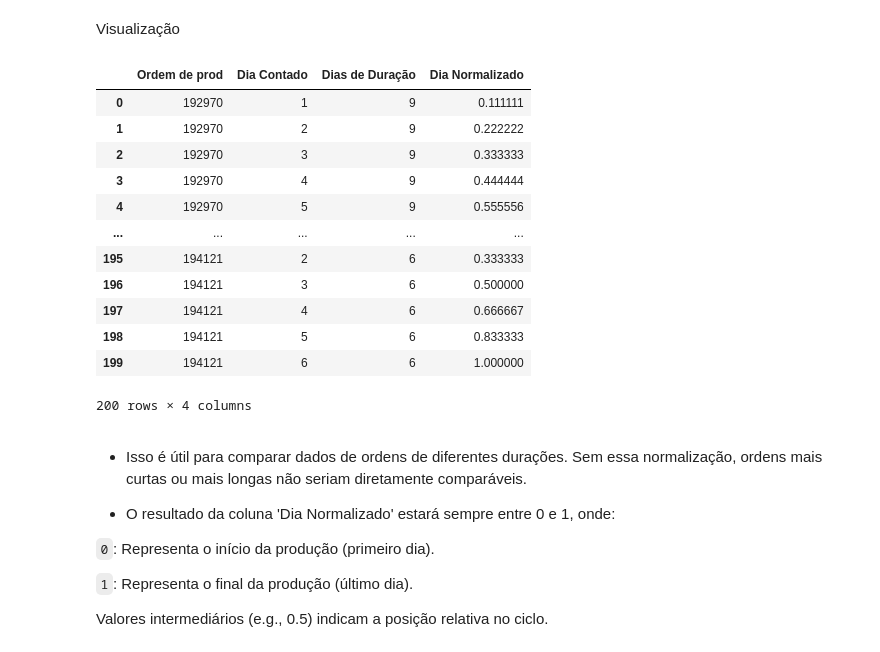
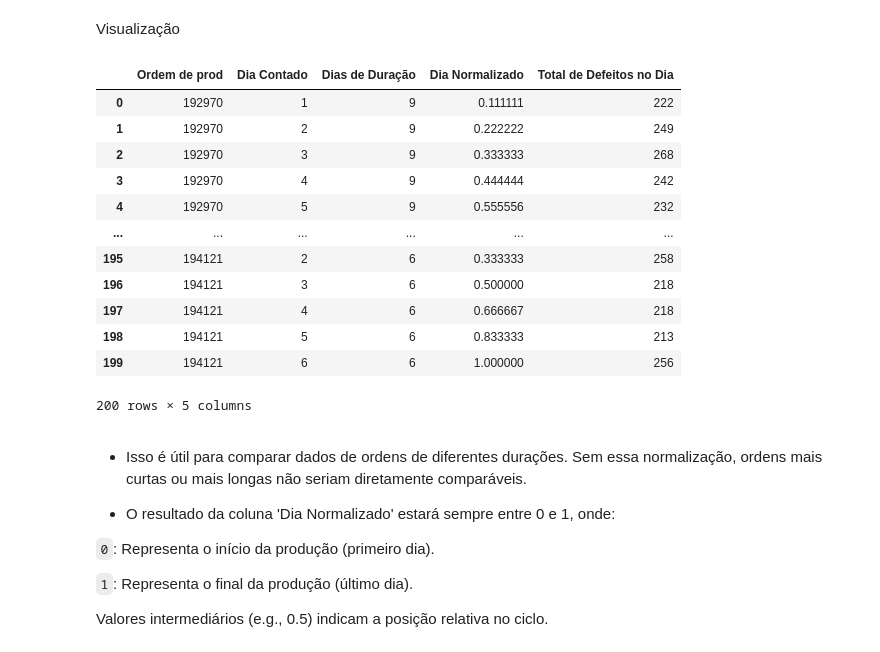
Before and after one commit to lucasz-g/Analise-Gotas, a Jupyter notebook: analises/modelo_ml.ipynb, the cells around one changed output. Cells and saved outputs as stored; diff of their text form; code cells hidden in the pictures.

```diff
--- a/analises/modelo_ml.ipynb
+++ b/analises/modelo_ml.ipynb
@@ -196,0 +95,3 @@ ordem_194057
+# %%
+df_reset['Total de Frascos no Dia (unidade)'] = (df_reset['Gotas cortadas (toneladas)'] * 1000000) / df_reset['Peso médio (g)']
+df_reset['Total de Frascos no Dia (unidade)'] = df_reset['Total de Frascos no Dia (unidade)'].astype(int)
@@ -208,7 +195,7 @@ px.scatter(data_frame=df_reset,
 # %% [markdown]
 ### Agrupar os dados por 'Ordem de prod' e 'Data de prod', somando os defeitos diários
 # %%
-df_sazonalidade = df_reset.groupby(['Ordem de prod', 'Data de prod'])[['Total de Defeitos no Dia']].sum().reset_index()
+df_sazonalidade = df_reset.groupby(['Ordem de prod', 'Data de prod'])[['Total de Defeitos no Dia', 'Gotas cortadas (toneladas)']].sum().reset_index()
 # %% [markdown]
 ### Converter a coluna 'Data de prod' para o tipo datetime
 # %%
@@ -279,4 +267,4 @@ duracao_por_ordem.columns = ['Ordem de prod', 'Dias de Duração']
 # %% [markdown]
 ### Agrupar os dados por 'Ordem de prod' e somar os defeitos diários
 # %%
-defeitos_por_ordem = df_sazonalidade.groupby('Ordem de prod')['Total de Defeitos no Dia'].sum().reset_index()
+defeitos_por_ordem = df_sazonalidade.groupby('Ordem de prod')[['Total de Defeitos no Dia', 'Gotas cortadas (toneladas)']].sum().reset_index()
@@ -283,7 +280,7 @@ defeitos_por_ordem = df_sazonalidade.groupby('Ordem de prod')['Total de Defeitos
 # %% [markdown]
 ### Renomear a coluna resultante para 'Total de Defeitos por Ordem'
 # %%
-defeitos_por_ordem.columns = ['Ordem de prod', 'Total de Defeitos por Ordem']
+defeitos_por_ordem.columns = ['Ordem de prod', 'Total de Defeitos por Ordem', 'Gotas cortadas (toneladas)']
 # %% [markdown]
 ### Juntar as informações de 'Duracao por Ordem' e 'Defeitos por Ordem' em um único DataFrame
 # %%
@@ -441,21 +438,21 @@ df_sazonalidade['Dia Normalizado'] = df_sazonalidade['Dia Contado'] / df_sazonal
 # %% [markdown]
 Visualização
 # %%
-df_sazonalidade[['Ordem de prod', 'Dia Contado', 'Dias de Duração', 'Dia Normalizado']]
+df_sazonalidade[['Ordem de prod', 'Dia Contado', 'Dias de Duração', 'Dia Normalizado', 'Total de Defeitos no Dia']]
 # %% [output]
-|  | Ordem de prod | Dia Contado | Dias de Duração | Dia Normalizado |
-| 0 | 192970 | 1 | 9 | 0.111111 |
-| 1 | 192970 | 2 | 9 | 0.222222 |
-| 2 | 192970 | 3 | 9 | 0.333333 |
-| 3 | 192970 | 4 | 9 | 0.444444 |
-| 4 | 192970 | 5 | 9 | 0.555556 |
-| ... | ... | ... | ... | ... |
-| 195 | 194121 | 2 | 6 | 0.333333 |
-| 196 | 194121 | 3 | 6 | 0.500000 |
-| 197 | 194121 | 4 | 6 | 0.666667 |
-| 198 | 194121 | 5 | 6 | 0.833333 |
-| 199 | 194121 | 6 | 6 | 1.000000 |
+|  | Ordem de prod | Dia Contado | Dias de Duração | Dia Normalizado | Total de Defeitos no Dia |
+| 0 | 192970 | 1 | 9 | 0.111111 | 222 |
+| 1 | 192970 | 2 | 9 | 0.222222 | 249 |
+| 2 | 192970 | 3 | 9 | 0.333333 | 268 |
+| 3 | 192970 | 4 | 9 | 0.444444 | 242 |
+| 4 | 192970 | 5 | 9 | 0.555556 | 232 |
+| ... | ... | ... | ... | ... | ... |
+| 195 | 194121 | 2 | 6 | 0.333333 | 258 |
+| 196 | 194121 | 3 | 6 | 0.500000 | 218 |
+| 197 | 194121 | 4 | 6 | 0.666667 | 218 |
+| 198 | 194121 | 5 | 6 | 0.833333 | 213 |
+| 199 | 194121 | 6 | 6 | 1.000000 | 256 |
-200 rows × 4 columns
+200 rows × 5 columns
 # %% [markdown]
 - Isso é útil para comparar dados de ordens de diferentes durações. Sem essa normalização, ordens mais curtas ou mais longas não seriam diretamente comparáveis.
 
```
Also changed, not shown: parts of 41 cells of this notebook, 6 other files.
